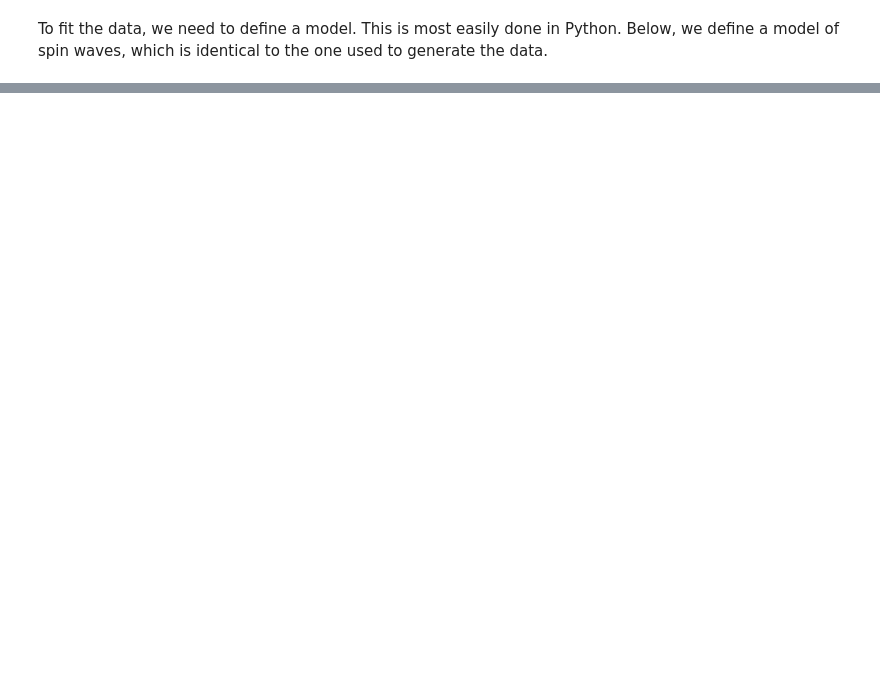
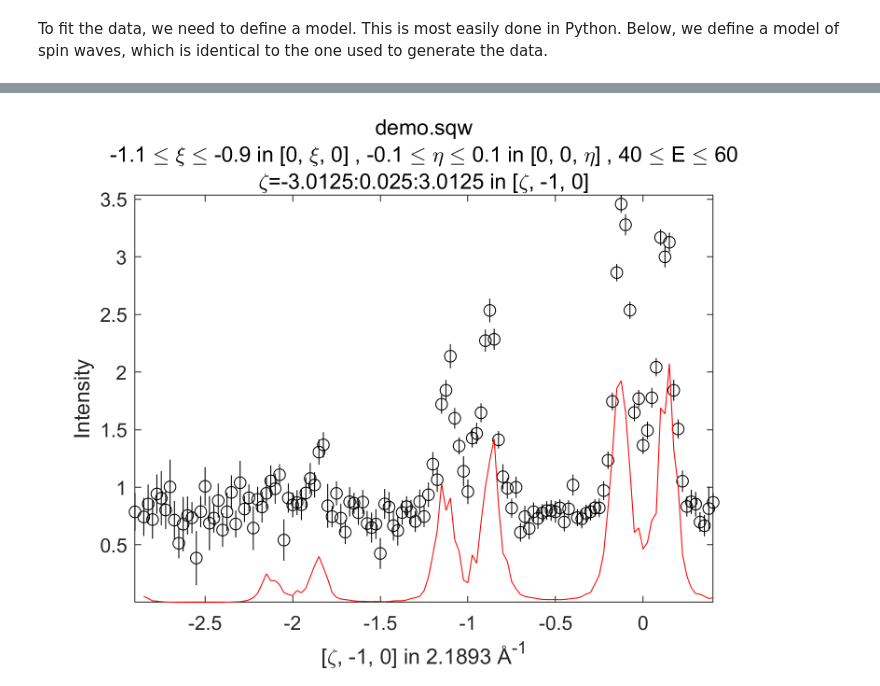
Before and after one commit to henrikjacobsenfys/pace_tutorial, a Jupyter notebook: tutorial_4_fitting.ipynb, the cells around one changed output, grey strips where cells are left out. Cells and saved outputs as stored; diff of their text form; code cells hidden in the pictures; blank space fills up the shorter version.

```diff
--- a/tutorial_4_fitting.ipynb
+++ b/tutorial_4_fitting.ipynb
@@ -97,5 +126,14 @@ Let us evaluate this model and compare it to the cuts made above for a set of re
 # %%
 # Call with Python function
 %matlab_fig -w 1600 -h 1200
+%matlab_plot_mode inline inline
+
 w_cal_py = m.sqw_eval(cut_example_1[0], fm_sqw, [60, 0, 30, 10, 400])
-m.dl(w_cal_py)
+m.acolor('k')
+m.plot(cut_example_1[0]) #plot the result of the sqw_eval function
+m.acolor('r')
+m.pl(w_cal_py) #dl plots only a line through the data points
+
+m.acolor('k') # change the default color back to black for later
+# %% [output]
+[figure, added]
```
Also changed, not shown: parts of 25 cells of this notebook, 1 other file.
